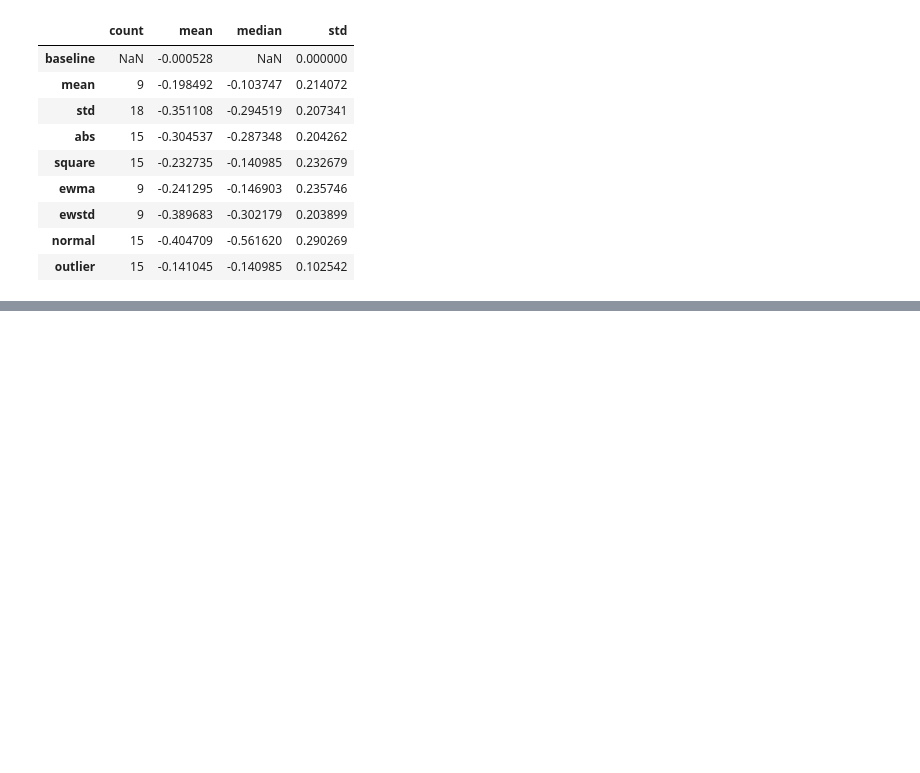
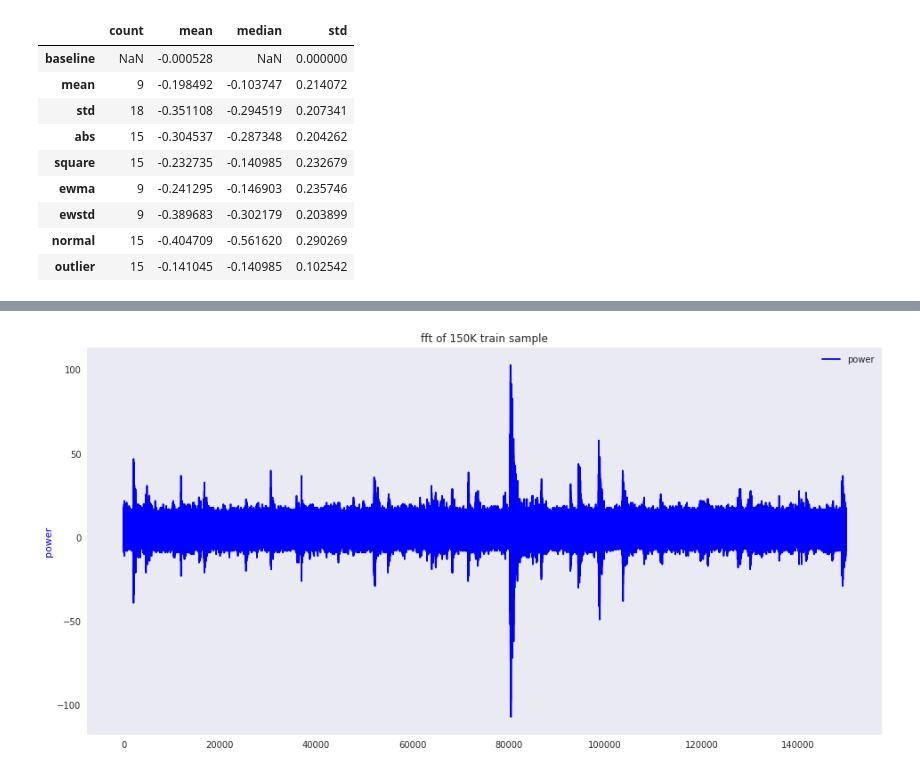
Before and after one commit to jeff-daniels/kaggle-scripts, a Jupyter notebook: LANL Earthquake Detection.ipynb, the cells around one changed output, grey strips where cells are left out. Saved outputs shown, nothing was run; the diff lists cells and outputs as text; code cells hidden in the pictures; blank space fills up the shorter version.

```diff
--- a/LANL Earthquake Detection.ipynb
+++ b/LANL Earthquake Detection.ipynb
@@ -627,0 +631,4 @@ get_keyword_corr_stats(corr_df, ['mean', 'std', 'abs', 'square', 'ewma', 'ewstd'
+# %%
+# First get the number of lines in the file
+output = ! wc -l train.csv
+lines_in_file = int((re.findall('\d+', output[0]))[0])
@@ -627,0 +638,9 @@ get_keyword_corr_stats(corr_df, ['mean', 'std', 'abs', 'square', 'ewma', 'ewstd'
+# %%
+def load_random_train_seg(filename = 'train.csv', num_lines = 450000, sample_size = 150000, seed = None):
+    random.seed(seed)
+    rows_to_skip = random.randint(sample_size, num_lines-sample_size)
+    seg = pd.read_csv(filename, header = 0, skiprows = rows_to_skip, nrows = sample_size)
+    return seg
+# %%
+%%time
+train_seg = load_random_train_seg(num_lines = lines_in_file, seed = 42)
@@ -627,0 +662,2 @@ get_keyword_corr_stats(corr_df, ['mean', 'std', 'abs', 'square', 'ewma', 'ewstd'
+# %%
+freq = np.fft.fft(train_seg, n=None, axis=-1, norm=None)
@@ -627,0 +674,11 @@ get_keyword_corr_stats(corr_df, ['mean', 'std', 'abs', 'square', 'ewma', 'ewstd'
+# %%
+#loc = (0.875, 0.9))
+fig, ax1 = plt.subplots(figsize=(16, 8))
+plt.title('fft of 150K train sample')
+plt.plot(freq, color = 'b')
+ax1.set_ylabel('power', color = 'b')
+plt.legend(['power'])
+plt.grid(False)
+plt.show()
+# %% [output]
+[figure, added]
```
Also changed, not shown: parts of 5 cells of this notebook.
